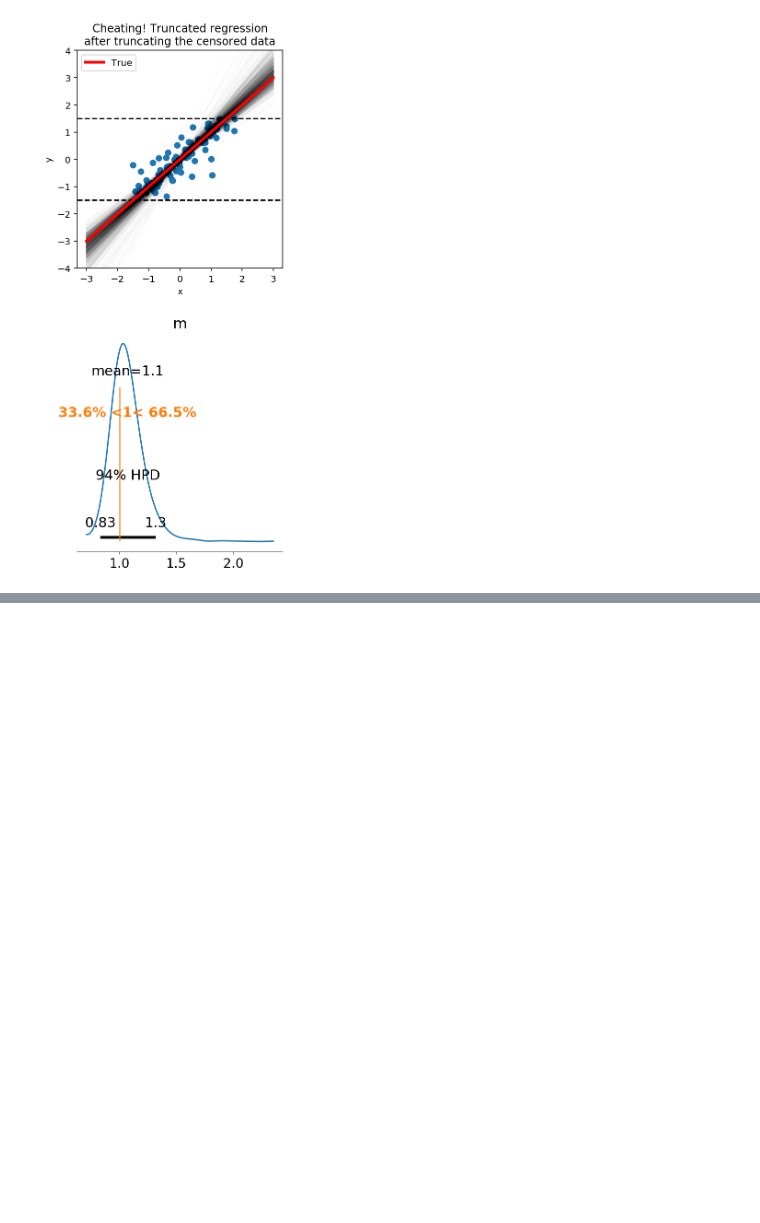
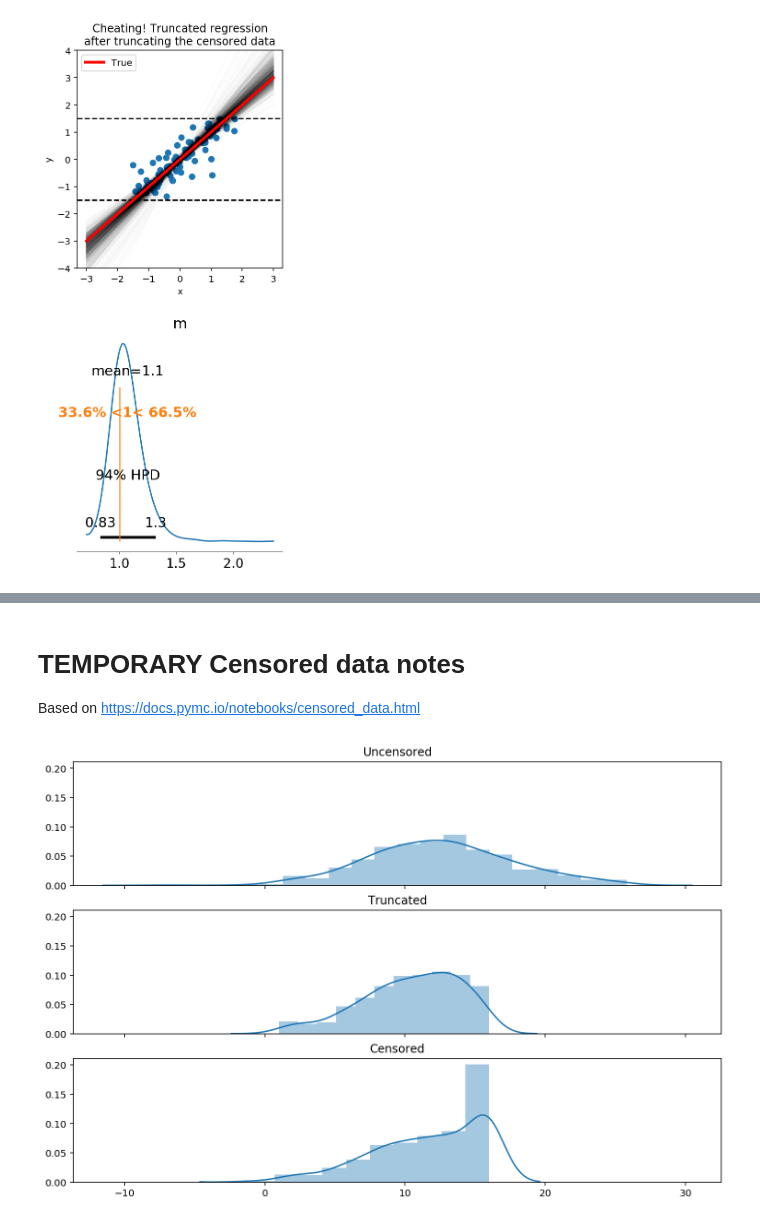
Before and after one commit to drbenvincent/pymc3-demo-code, a Jupyter notebook: censored_regression_pymc3.ipynb, the cells around one changed output, grey strips where cells are left out. Cells and saved outputs as stored; diff of their text form; code cells hidden in the pictures; blank space fills up the shorter version.

```diff
--- a/censored_regression_pymc3.ipynb
+++ b/censored_regression_pymc3.ipynb
@@ -295,3 +447,6 @@ def censored_regression(x, y):
 _, trace_censored = censored_regression(xc, yc)
 # %%
 pm.traceplot(trace_censored, var_names=["m", "c", "σ"])
+# %% [markdown]
+# TEMPORARY Censored data notes
+Based on https://docs.pymc.io/notebooks/censored_data.html
@@ -297,0 +500,11 @@ pm.traceplot(trace_censored, var_names=["m", "c", "σ"])
+# %%
+# Visualize uncensored and censored data
+_, axarr = plt.subplots(nrows=3, figsize=[12, 8], sharex=True, sharey=True)
+for i, data in enumerate([samples, truncated_samples, censored_samples]):
+    sns.distplot(data, ax=axarr[i])
+axarr[0].set_title("Uncensored")
+axarr[1].set_title("Truncated")
+axarr[2].set_title("Censored")
+plt.show()
+# %% [output]
+[figure, added]
```
Also changed, not shown: parts of 30 cells of this notebook.
